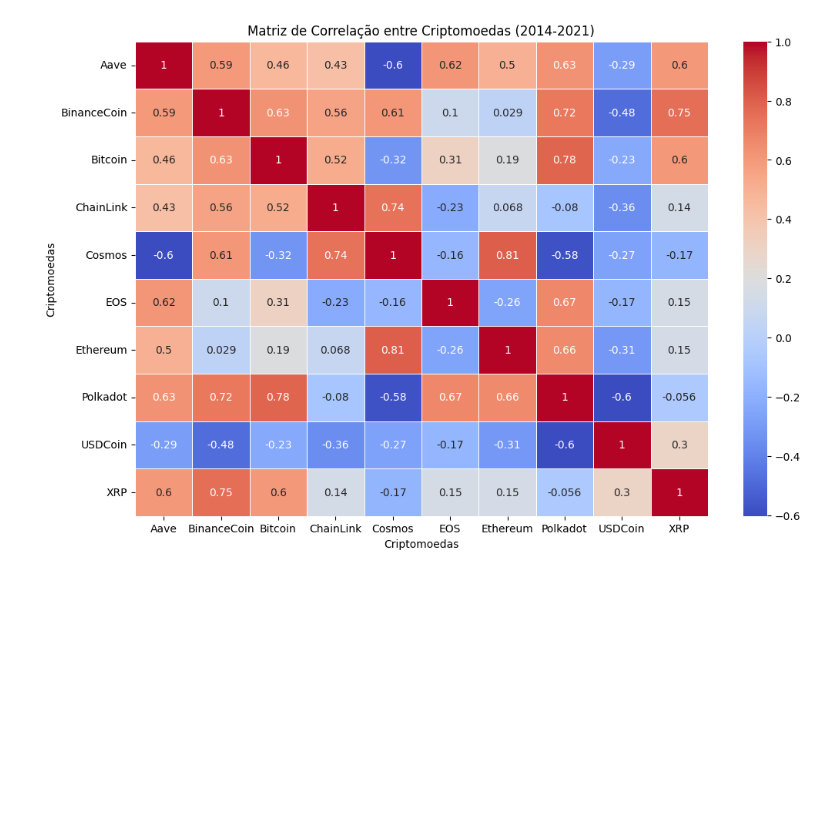
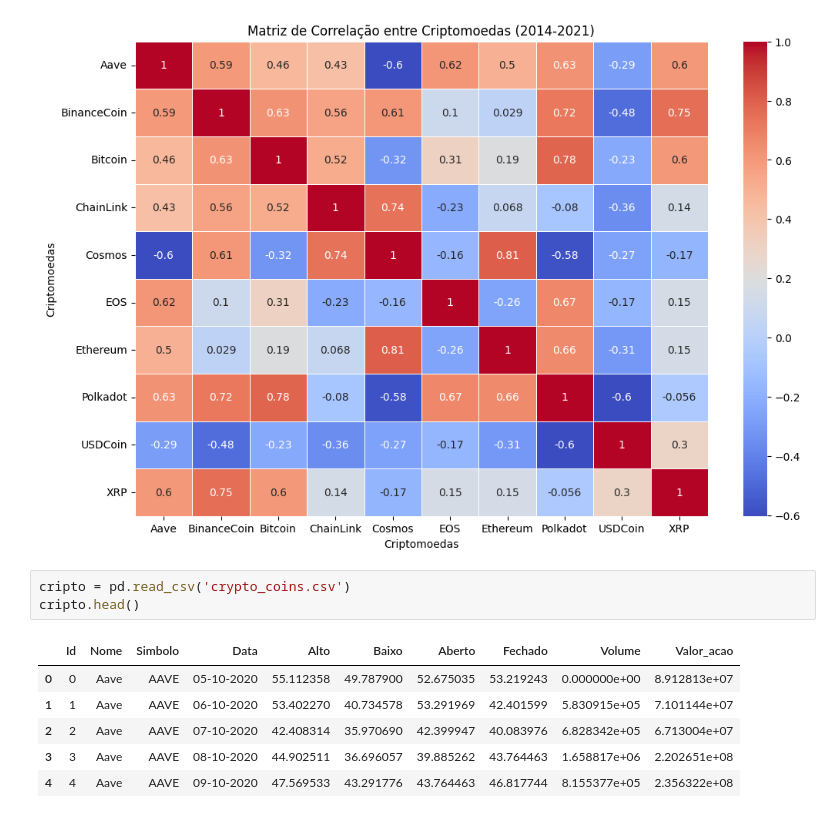
Before and after one commit to luisgoni/Criptomoedas-m5, a Jupyter notebook: Projeto_Cryptomoedas.ipynb, the cells around one changed output. Cells and saved outputs as stored; diff of their text form; blank space fills up the shorter version.

```diff
--- a/Projeto_Cryptomoedas.ipynb
+++ b/Projeto_Cryptomoedas.ipynb
@@ -356,3 +554,13 @@ plt.ylabel('Criptomoedas')
 plt.show()
 # %% [output]
 [figure]
+# %%
+cripto = pd.read_csv('crypto_coins.csv')
+cripto.head()
+# %% [output]
+|  | Id | Nome | Simbolo | Data | Alto | Baixo | Aberto | Fechado | Volume | Valor_acao |
+| 0 | 0 | Aave | AAVE | 05-10-2020 | 55.112358 | 49.787900 | 52.675035 | 53.219243 | 0.000000e+00 | 8.912813e+07 |
+| 1 | 1 | Aave | AAVE | 06-10-2020 | 53.402270 | 40.734578 | 53.291969 | 42.401599 | 5.830915e+05 | 7.101144e+07 |
+| 2 | 2 | Aave | AAVE | 07-10-2020 | 42.408314 | 35.970690 | 42.399947 | 40.083976 | 6.828342e+05 | 6.713004e+07 |
+| 3 | 3 | Aave | AAVE | 08-10-2020 | 44.902511 | 36.696057 | 39.885262 | 43.764463 | 1.658817e+06 | 2.202651e+08 |
+| 4 | 4 | Aave | AAVE | 09-10-2020 | 47.569533 | 43.291776 | 43.764463 | 46.817744 | 8.155377e+05 | 2.356322e+08 |
```
Also changed, not shown: parts of 22 cells of this notebook.
